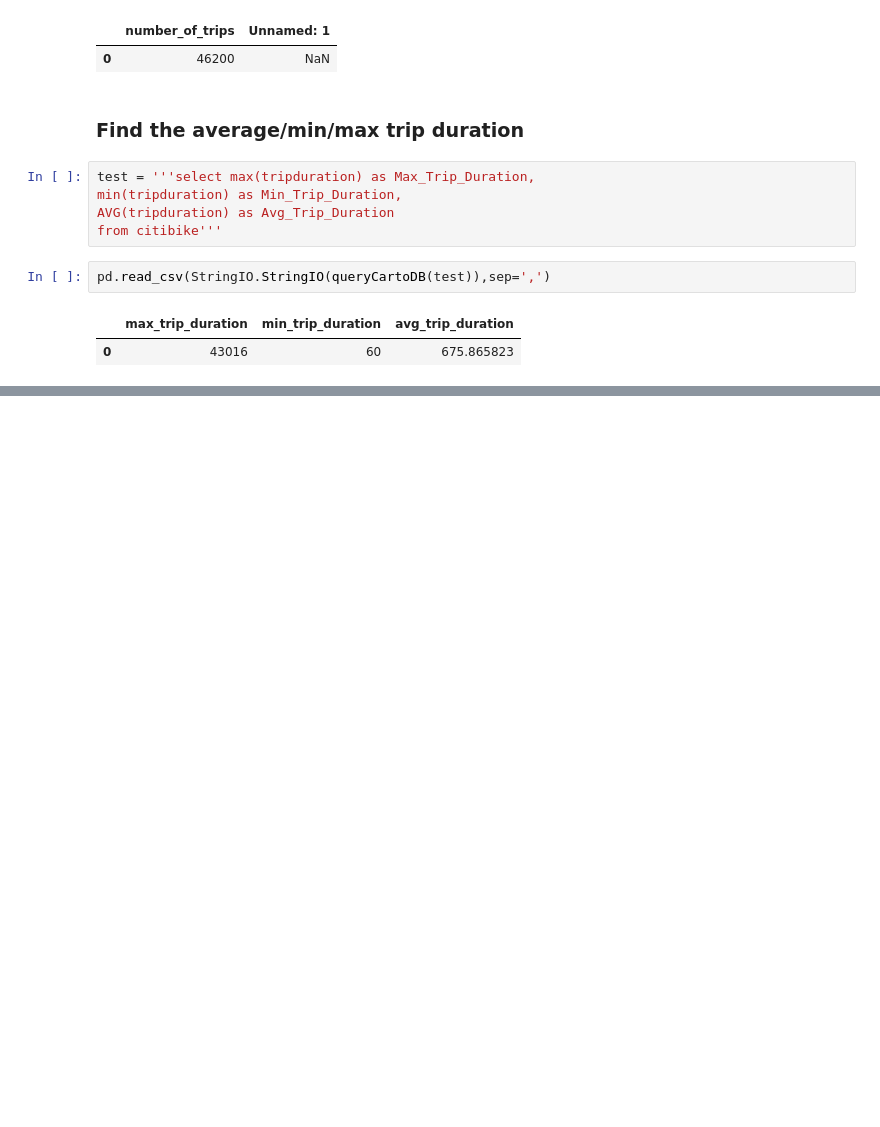
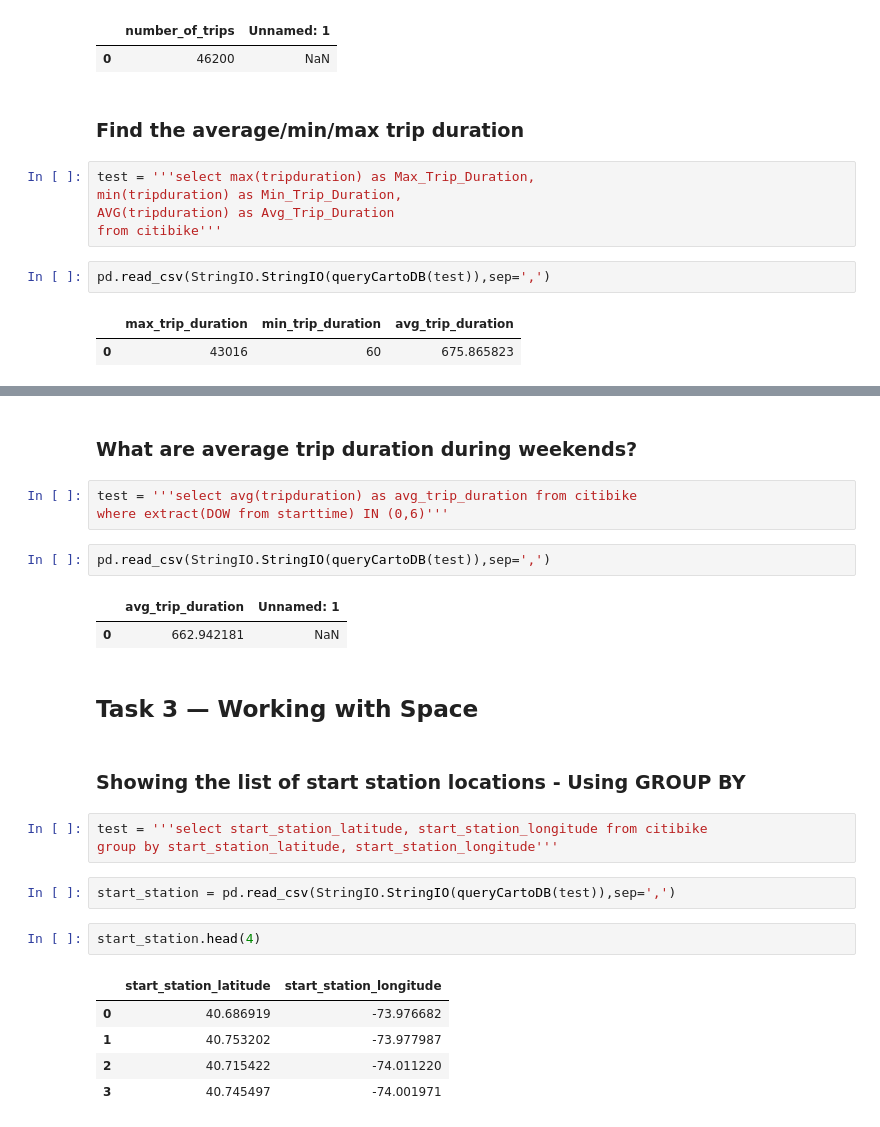
Before and after one commit to ssb10/PUI2017_ssb602, a Jupyter notebook: HW7_ssb602/HW7_SQL.ipynb, the cells around one changed output, grey strips where cells are left out. Saved outputs shown, nothing was run; the diff lists cells and outputs as text; blank space fills up the shorter version.

```diff
--- a/HW7_ssb602/HW7_SQL.ipynb
+++ b/HW7_ssb602/HW7_SQL.ipynb
@@ -132,0 +185,27 @@ pd.read_csv(StringIO.StringIO(queryCartoDB(test)),sep=',')
+# %% [markdown]
+### What are average trip duration during weekends?
+# %%
+test = '''select avg(tripduration) as avg_trip_duration from citibike
+where extract(DOW from starttime) IN (0,6)'''
+# %%
+pd.read_csv(StringIO.StringIO(queryCartoDB(test)),sep=',')
+# %% [output]
+|  | avg_trip_duration | Unnamed: 1 |
+| 0 | 662.942181 | NaN |
+# %% [markdown]
+## Task 3 — Working with Space
+# %% [markdown]
+### Showing the list of start station locations - Using GROUP BY
+# %%
+test = '''select start_station_latitude, start_station_longitude from citibike
+group by start_station_latitude, start_station_longitude'''
+# %%
+start_station = pd.read_csv(StringIO.StringIO(queryCartoDB(test)),sep=',')
+# %%
+start_station.head(4)
+# %% [output]
+|  | start_station_latitude | start_station_longitude |
+| 0 | 40.686919 | -73.976682 |
+| 1 | 40.753202 | -73.977987 |
+| 2 | 40.715422 | -74.011220 |
+| 3 | 40.745497 | -74.001971 |
```
Also changed, not shown: parts of 31 cells of this notebook.
